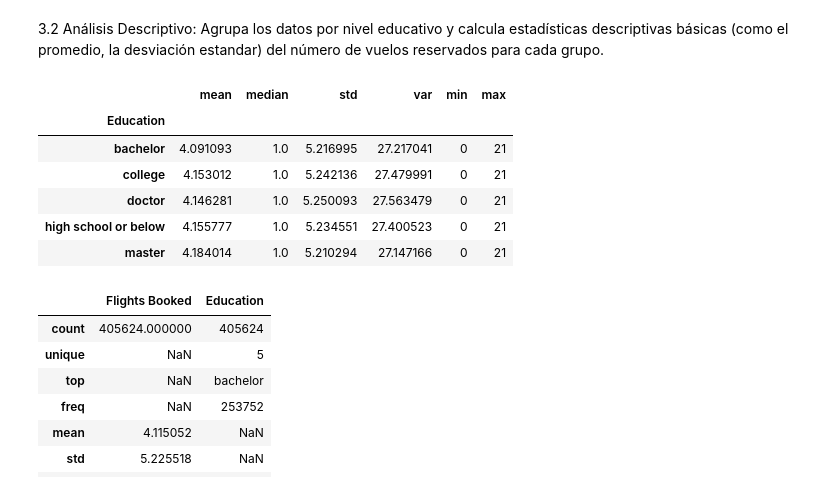
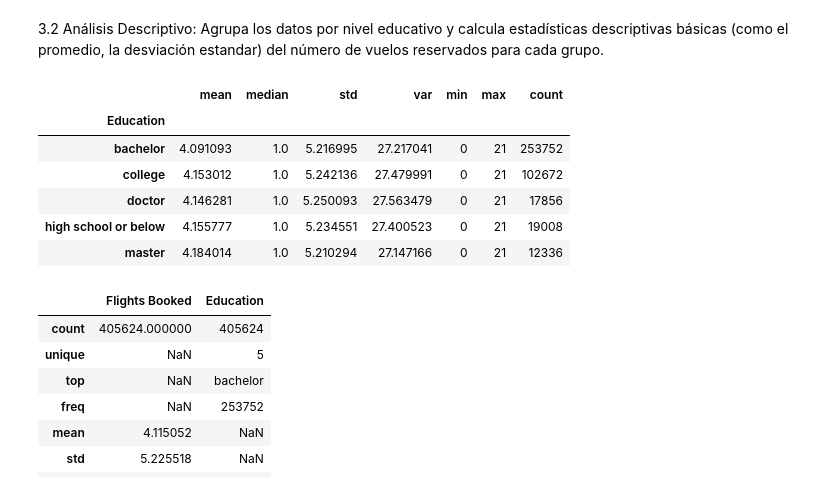
Before and after one commit to Adalab/bda-modulo-3-evaluacion-final-gara598, a Jupyter notebook: prueba_evaluacion_modulo_3.ipynb, the cells around one changed output. Drawn from its saved outputs; the diff is of its cells as text; code cells hidden in the pictures.

```diff
--- a/prueba_evaluacion_modulo_3.ipynb
+++ b/prueba_evaluacion_modulo_3.ipynb
@@ -708,16 +708,16 @@ dtype: object
  básicas (como el promedio, la desviación estandar) del número de vuelos reservados para cada
  grupo.
 # %%
-resultado = df_columns.groupby('Education')["Flights Booked"].agg(["mean", "median", "std", "var", "min", "max"])
+resultado = df_columns.groupby('Education')["Flights Booked"].agg(["mean", "median", "std", "var", "min", "max","count"])
 resultado
 # %% [output]
-|  | mean | median | std | var | min | max |
-| Education |  |  |  |  |  |  |
-| bachelor | 4.091093 | 1.0 | 5.216995 | 27.217041 | 0 | 21 |
-| college | 4.153012 | 1.0 | 5.242136 | 27.479991 | 0 | 21 |
-| doctor | 4.146281 | 1.0 | 5.250093 | 27.563479 | 0 | 21 |
-| high school or below | 4.155777 | 1.0 | 5.234551 | 27.400523 | 0 | 21 |
-| master | 4.184014 | 1.0 | 5.210294 | 27.147166 | 0 | 21 |
+|  | mean | median | std | var | min | max | count |
+| Education |  |  |  |  |  |  |  |
+| bachelor | 4.091093 | 1.0 | 5.216995 | 27.217041 | 0 | 21 | 253752 |
+| college | 4.153012 | 1.0 | 5.242136 | 27.479991 | 0 | 21 | 102672 |
+| doctor | 4.146281 | 1.0 | 5.250093 | 27.563479 | 0 | 21 | 17856 |
+| high school or below | 4.155777 | 1.0 | 5.234551 | 27.400523 | 0 | 21 | 19008 |
+| master | 4.184014 | 1.0 | 5.210294 | 27.147166 | 0 | 21 | 12336 |
 # %%
 df_columns.describe(include='all')
 # %% [output]
```
Also changed, not shown: parts of 3 cells of this notebook.
